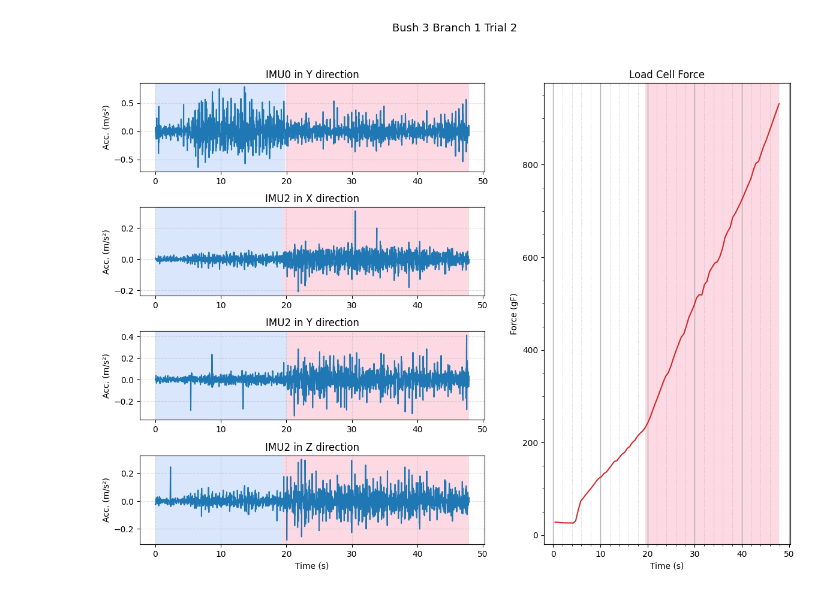
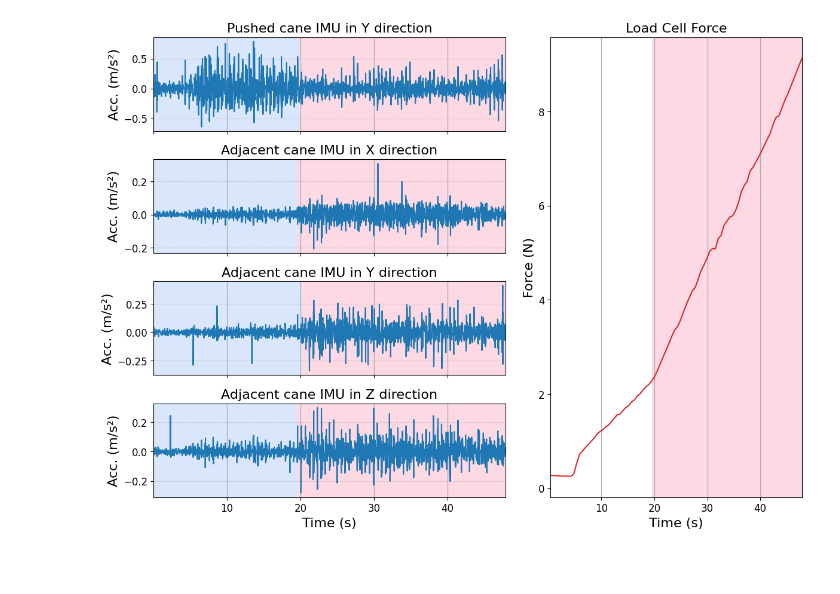
Before and after one commit to Intelligent-Machines-and-Materials-Lab/MuJoCoBlueberryModeling, a Jupyter notebook: src/imu_fft_analysis.ipynb, the cells around one changed output. Saved outputs shown, nothing was run; the diff lists cells and outputs as text; code cells hidden in the pictures; blank space fills up the shorter version.

Commit message:
larger text for IMU contact plotting

```diff
--- a/src/imu_fft_analysis.ipynb
+++ b/src/imu_fft_analysis.ipynb
@@ -224,46 +211,58 @@ plt.show()
 #  This cell generated by copilot on 7/7/26 by asking it to combine the above plots
 # ------------------------------------------------------------------------------
 
 imu_channels = [('imu0', 'y'), ('imu2', 'x'), ('imu2', 'y'), ('imu2', 'z')]
 
 fig = plt.figure(figsize=(14, 10))
-gs = fig.add_gridspec(4, 2, width_ratios=[1.75, 1.25], hspace=0.4, wspace=0.2)
+gs = fig.add_gridspec(4, 2, width_ratios=[1.75, 1.25], hspace=0.3, wspace=0.15)
 
 imu_axes = [fig.add_subplot(gs[i, 0]) for i in range(4)]
 ax_lc = fig.add_subplot(gs[:, 1])
 
 for ax, (imu, direction) in zip(imu_axes, imu_channels):
     data = trial_data[imu][direction]
     time = trial_data[imu]['time_s']
     rolling_mean = uniform_filter1d(data, size=20)
     errors = data - rolling_mean
 
     algo = rpt.Binseg(model="normal").fit(errors)
     change_points = algo.predict(pen=22.5 * np.log(len(errors)))
 
     display_on_ax(ax, errors, time, true_bkps=change_points)
-    ax.set_ylabel(f'Acc. (m/s²)')
-    ax.set_title(f'{imu.upper()} in {direction.upper()} direction')
-    ax.grid(True, linestyle='--', alpha=0.4)
+    ax.set_ylabel(f'Acc. (m/s²)', fontsize=16)
+    if imu.upper() == 'IMU0':
+        ax.set_title(f'Pushed cane IMU in {direction.upper()} direction', fontsize=16)
+    else:
+        ax.set_title(f'Adjacent cane IMU in {direction.upper()} direction', fontsize=16)
+    # ax.set_title(f'{imu.upper()} in {direction.upper()} direction')
+    # ax.grid(True, linestyle='--', alpha=0.4)
+    ax.grid(which='major', axis='x', linestyle='-', linewidth=1)
+    if ax != imu_axes[-1]:
+        ax.xaxis.set_ticklabels([])  # hide x-axis labels for all but the last subplot
+    ax.tick_params(axis='both', which='major', labelsize=12)
+    ax.set_xlim([time[0], time[-1]])
 
-imu_axes[-1].set_xlabel('Time (s)')
+imu_axes[-1].set_xlabel('Time (s)', fontsize=16)
+# imu_axes[-1].xaxis.set_ticklabels(np.round(trial_data[imu_channels[-1][0]]['time_s'], 2))  # show x-axis labels for the last subplot
 
 # Load cell plot
-ax_lc.plot(trial_data['load_cell']['time_s'], trial_data['load_cell']['force'],
+ax_lc.plot(trial_data['load_cell']['time_s'], trial_data['load_cell']['force']*0.00980665,
            color='tab:red', label='Force')
 red = COLOR_CYCLE[1]
 ax_lc.axvspan(trial_data['load_cell']['time_s'][35], trial_data['load_cell']['time_s'][-1], facecolor=red, alpha=0.2)
-ax_lc.set_xlabel('Time (s)')
-ax_lc.set_ylabel('Force (gF)')
-ax_lc.set_title('Load Cell Force')
-ax_lc.minorticks_on()
-ax_lc.grid(which='minor', axis='x', linestyle=':', linewidth=0.5)
+ax_lc.set_xlabel('Time (s)', fontsize=16)
+ax_lc.set_ylabel('Force (N)', fontsize=16)
+ax_lc.set_title('Load Cell Force', fontsize=16)
+# ax_lc.minorticks_on()
+# ax_lc.grid(which='minor', axis='x', linestyle=':', linewidth=0.5)
 ax_lc.grid(which='major', axis='x', linestyle='-', linewidth=1)
+ax_lc.tick_params(axis='both', which='major', labelsize=12)
+ax_lc.set_xlim([trial_data['load_cell']['time_s'][0], trial_data['load_cell']['time_s'][-1]])
 
-fig.suptitle(f'Bush {BUSH_IDX} Branch {BRANCH_IDX} Trial {LEAF_IDX}', fontsize=13)
+# fig.suptitle(f'Bush {BUSH_IDX} Branch {BRANCH_IDX} Trial {LEAF_IDX}', fontsize=13)
 plt.show()
 # %% [output]
-[figure, old version]
+[figure, new version]
 # %%
 # load a single trial
 # ------------------------------------------------------------------------------
```
Also changed, not shown: parts of 3 cells of this notebook.
